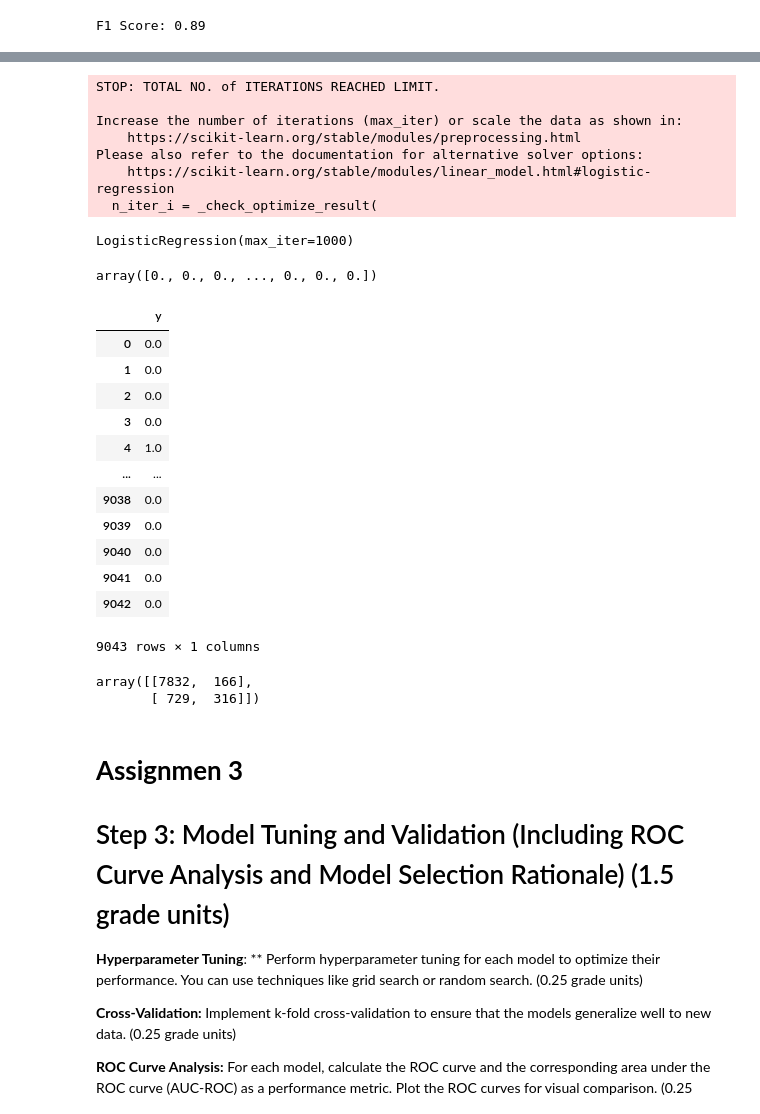
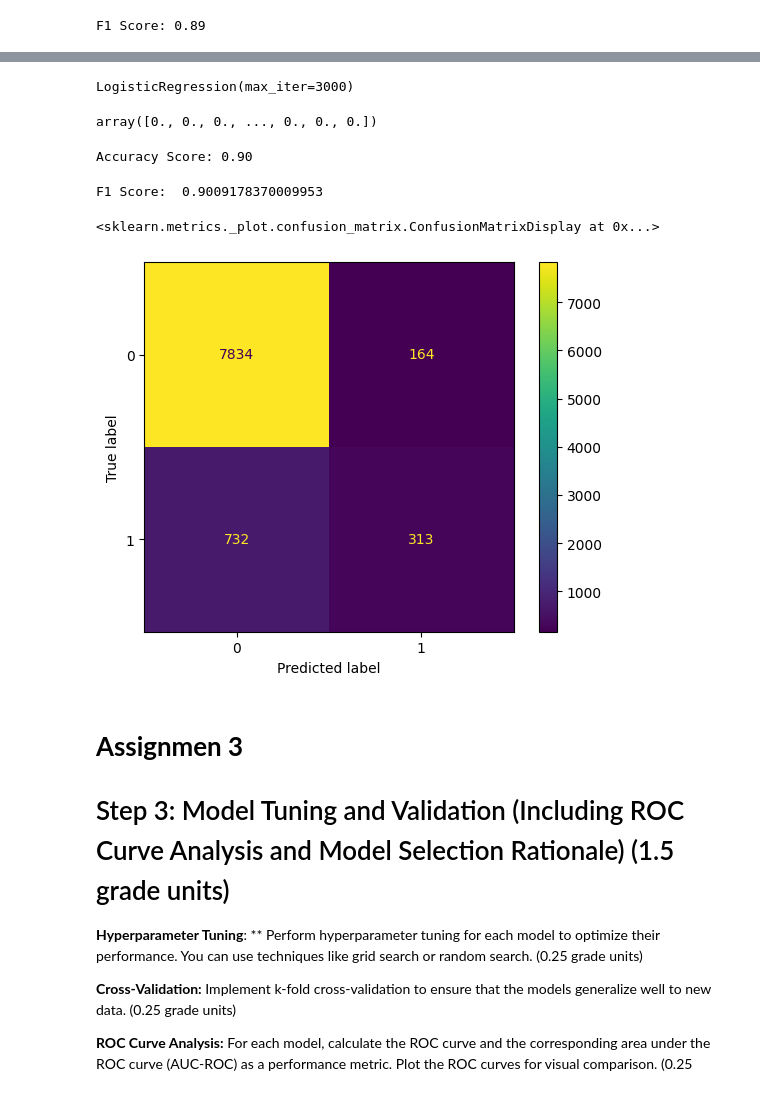
Before and after one commit to MikaVilpo/TUAS-IntroDataAndAI, a Jupyter notebook: DEAI_Assignment_1_Juha.ipynb, the cells around one changed output, grey strips where cells are left out. Saved outputs shown, nothing was run; the diff lists cells and outputs as text; code cells hidden in the pictures.

```diff
--- a/DEAI_Assignment_1_Juha.ipynb
+++ b/DEAI_Assignment_1_Juha.ipynb
@@ -929,16 +914,9 @@ Y_train
 # %%
 # Initiate and fit the model with data
-logreg = LogisticRegression(max_iter=1000)
+logreg = LogisticRegression(max_iter=3000)
 logreg.fit(X_train, Y_train.to_numpy().ravel())
 # %% [output]
-STOP: TOTAL NO. of ITERATIONS REACHED LIMIT.
-
-Increase the number of iterations (max_iter) or scale the data as shown in:
-    https://scikit-learn.org/stable/modules/preprocessing.html
-Please also refer to the documentation for alternative solver options:
-    https://scikit-learn.org/stable/modules/linear_model.html#logistic-regression
-  n_iter_i = _check_optimize_result(
+LogisticRegression(max_iter=3000)
-LogisticRegression(max_iter=1000)
 # %%
 # Predict Y
 y_pred = logreg.predict(X_test)
@@ -951,25 +926,21 @@ from sklearn import metrics
-# %%
-Y_test
-# %% [output]
-|  | y |
-| 0 | 0.0 |
-| 1 | 0.0 |
-| 2 | 0.0 |
-| 3 | 0.0 |
-| 4 | 1.0 |
-| ... | ... |
-| 9038 | 0.0 |
-| 9039 | 0.0 |
-| 9040 | 0.0 |
-| 9041 | 0.0 |
-| 9042 | 0.0 |
-9043 rows × 1 columns
-# %%
-cnf_matrix = metrics.confusion_matrix(Y_test, y_pred)
-cnf_matrix
-# %% [output]
-array([[7832,  166],
-       [ 729,  316]])
+# %%
+# Test the accuracy
+accuracy = accuracy_score(Y_test, y_pred)
+print(f"Accuracy Score: {accuracy:.2f}")
+# %% [output]
+Accuracy Score: 0.90
+# %%
+f1 = f1_score(Y_test, y_pred, average='micro')
+print("F1 Score: ", f1)
+# %% [output]
+F1 Score:  0.9009178370009953
+# %%
+cm = confusion_matrix(Y_test, y_pred)
+cm_display = ConfusionMatrixDisplay(confusion_matrix=cm, display_labels=[0, 1])
+cm_display.plot()
+# %% [output]
+<sklearn.metrics._plot.confusion_matrix.ConfusionMatrixDisplay at 0x...>
+[figure, added]
 # %%
 # Initialize and train the models
 # %%
```
Also changed, not shown: parts of 10 cells of this notebook.
